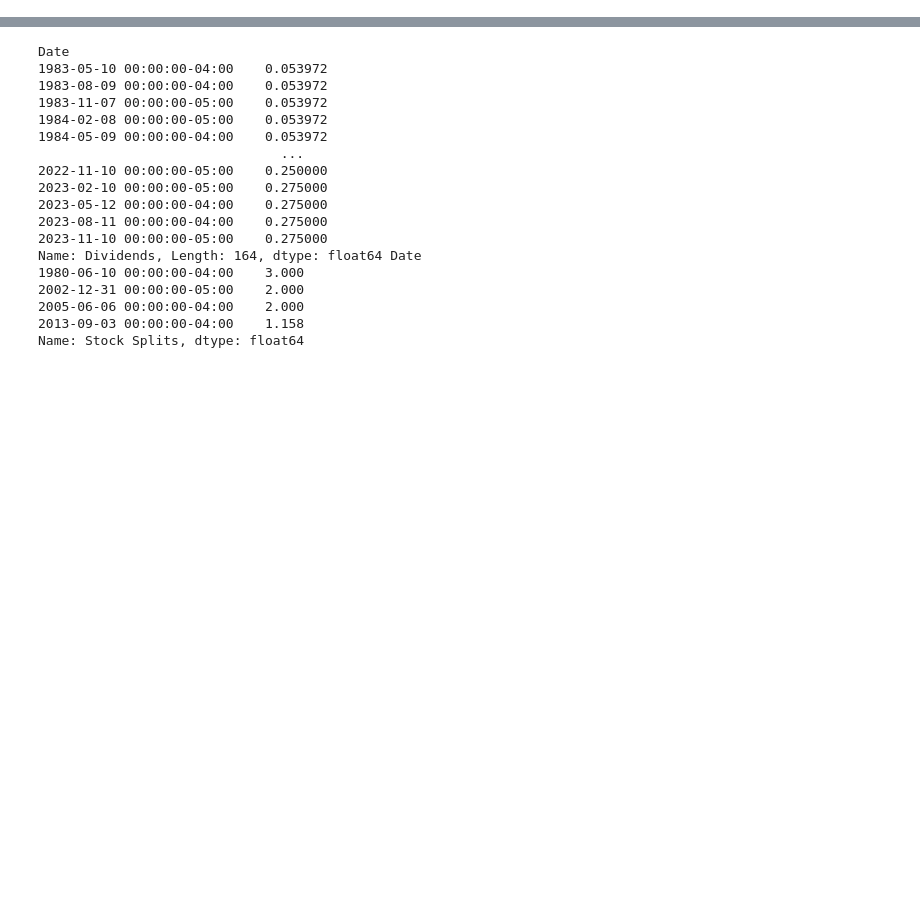
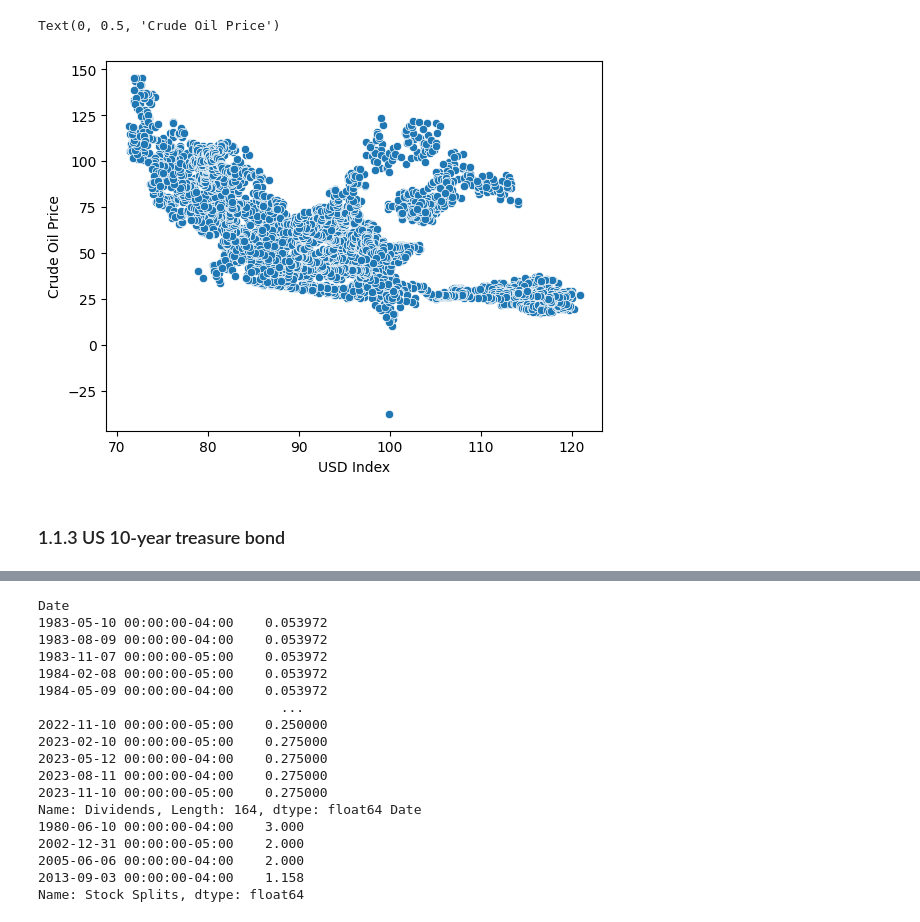
Before and after one commit to qq7933086/Finance-Analytics, a Jupyter notebook: notebooks/data_analytics.ipynb, the cells around one changed output, grey strips where cells are left out. Saved outputs shown, nothing was run; the diff lists cells and outputs as text; code cells hidden in the pictures; blank space fills up the shorter version.

Commit message:
Macro data in predict total revenue

```diff
--- a/notebooks/data_analytics.ipynb
+++ b/notebooks/data_analytics.ipynb
@@ -10,11 +13,14 @@ from pprint import pprint
 # %%
 # get the historic oil price
 # Define the stock ticker symbol and the date range
-oil = yf.Ticker("CL=F") # a ticker object for WTI oil price
+oil = yf.Ticker("CL=F") # a ticker object for crude oil price
 
 # Retrieve historical data
 oil_df = oil.history(period="max") #period: 1d, 5d, 1mo, 3mo, 6mo, 1y, 2y, 5y, 10y, ytd, max
+oil_df.index = pd.to_datetime(oil_df.index.strftime('%Y-%m-%d'))
+oil_df.rename(columns={'Close': 'oil price'}, inplace=True)
 
 # Print the last few rows of the data
-print(oil_df.tail())
+print(oil_df.head())
+print(oil_df.shape)
 # %% [output]
@@ -35,0 +48,10 @@ Date
+# %%
+usd = yf.Ticker("DX-Y.NYB") # a ticker object for USD index
+
+# Retrieve historical data
+usd_df = usd.history(start=start_date, end=end_date) #period: 1d, 5d, 1mo, 3mo, 6mo, 1y, 2y, 5y, 10y, ytd, max
+usd_df.index = pd.to_datetime(usd_df.index.strftime('%Y-%m-%d'))
+usd_df.rename(columns={'Close': 'usd index'}, inplace=True)
+
+# Print the first few rows of the data
+usd_df
@@ -35,0 +73,9 @@ Date
+# %%
+sns.scatterplot(x=usd_df['Close'], y=oil_df['Close'])
+plt.xlabel('USD Index')
+plt.ylabel('Crude Oil Price')
+# %% [output]
+Text(0, 0.5, 'Crude Oil Price')
+[figure, added]
+# %% [markdown]
+### 1.1.3 US 10-year treasure bond
```
Also changed, not shown: parts of 24 cells of this notebook, 2 other files.
